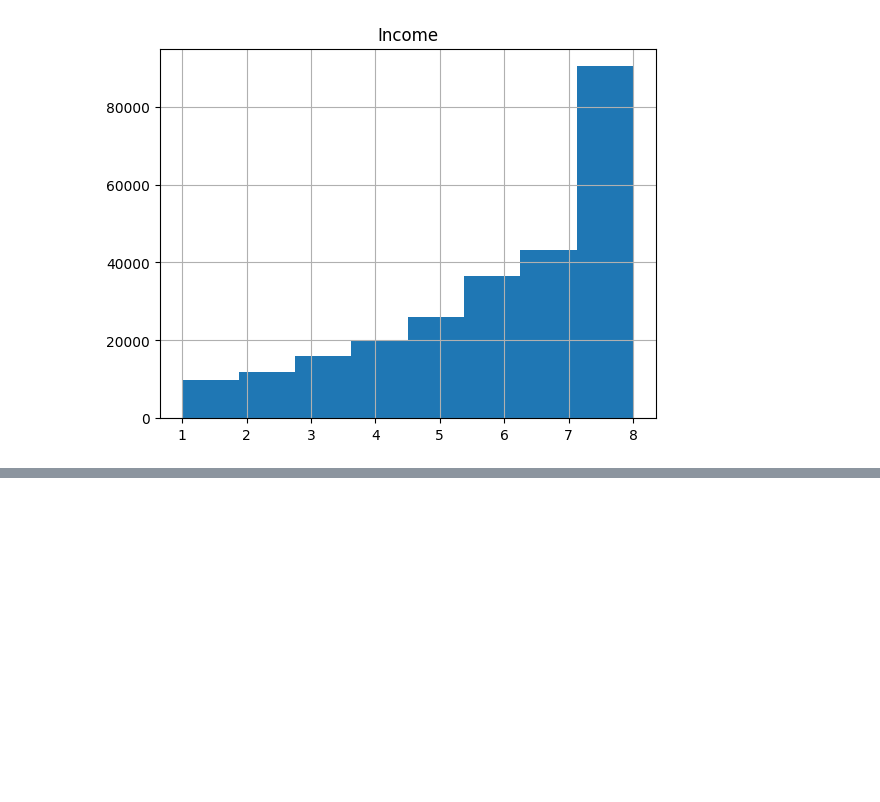
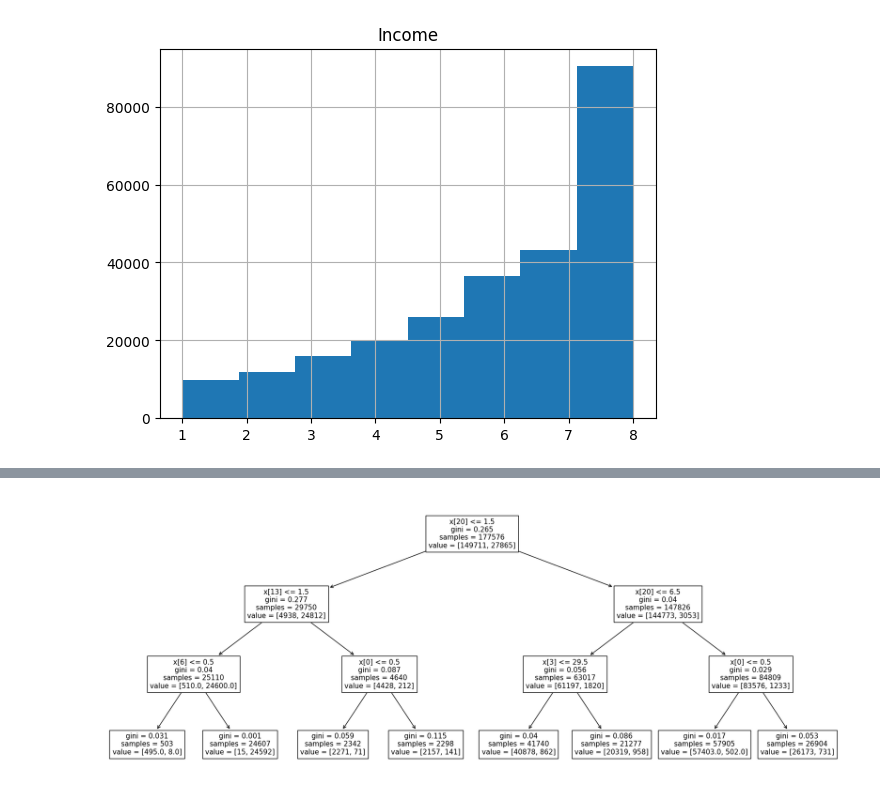
Before and after one commit to CoreyJiaJinHe/DataAnalysisProject, a Jupyter notebook: jupyterlab files/Diabetes.ipynb, the cells around one changed output, grey strips where cells are left out. Drawn from its saved outputs; the diff is of its cells as text; code cells hidden in the pictures; blank space fills up the shorter version.

Commit message:
dt, random forest

```diff
--- a/jupyterlab files/Diabetes.ipynb
+++ b/jupyterlab files/Diabetes.ipynb
@@ -246,25 +246,31 @@ dtype: int64
 from sklearn.preprocessing import LabelEncoder
 from sklearn.model_selection import train_test_split
 
-def separate_features_from_label_and_split_the_data(df, features, label, test_size=0.3, random_state=0):
+def separate_features_from_label_and_split_the_data(df, features, label, test_size, random_state=0):
+    #Convert prediabetes to diabetes classification. As Prediabetes is a stage before full-on diabetes, it is just as important as Diabetes.
+    df['Diabetes']=df['Diabetes_012']
+    df.drop(columns='Diabetes_012', inplace=True)
+    df[df['Diabetes']==2]=1
     # Encode the target variable using LabelEncoder
     label_encoder = LabelEncoder()
     df['Diabetes'] = label_encoder.fit_transform(df['Diabetes'])
     # Separate features from label
     X, y = df[features], df[label]
     # Split the data
-    X_train, X_test, y_train, y_test = train_test_split(X, y, test_size=0.30, random_state=0)
+    X_train, X_test, y_train, y_test = train_test_split(X, y, test_size=test_size, random_state=0)
     return X_train, X_test, y_train, y_test
 
 features=['HighBP','HighChol','CholCheck','BMI','Smoker','Stroke','HeartDiseaseorAttack','PhysActivity','Fruits','Veggies', 'HvyAlcoholConsump',
 'AnyHealthcare','NoDocbcCost','GenHlth','MentHlth','PhysHlth','DiffWalk','Sex','Age','Education','Income']
 label='Diabetes'
 
-X_train, X_test, y_train, y_test = separate_features_from_label_and_split_the_data(df, features, label, test_size=0.3, random_state=0)
+X_train, X_test, y_train, y_test = separate_features_from_label_and_split_the_data(df, features, label, test_size=0.30, random_state=0)
 
 print ('Training cases: %d\nTest cases: %d' % (X_train.shape[0], X_test.shape[0]))
 #X_train.head()
-X_train.describe()
+#X_train.describe()
+#y_train.head()
+#y_train.describe()
 # %% [output]
 Training cases: 177576
 Test cases: 76104
@@ -355,0 +277,12 @@ Pipeline(steps=[('transformer',
+# %%
+from sklearn.tree import DecisionTreeClassifier # Import Decision Tree Classifier
+#label='Diabetes'
+features=['HighBP','HighChol','CholCheck','BMI','Smoker','Stroke','HeartDiseaseorAttack','PhysActivity','Fruits','Veggies', 'HvyAlcoholConsump',
+'AnyHealthcare','NoDocbcCost','GenHlth','MentHlth','PhysHlth','DiffWalk','Sex','Age','Education','Income']
+X=df[features]
+Y='Diabetes'
+
+
+clf=DecisionTreeClassifier(criterion="gini",max_depth=3,max_features=4)
+clf=clf.fit(X_train,y_train)
+predictions = clf.predict(X_test)
@@ -355,0 +308,9 @@ Pipeline(steps=[('transformer',
+# %%
+from sklearn import tree
+
+fig = plt.subplots(figsize=(21, 8))
+
+tree.plot_tree(clf)
+plt.show()
+# %% [output]
+[figure, added]
```
Also changed, not shown: parts of 9 cells of this notebook, 1 other file.
